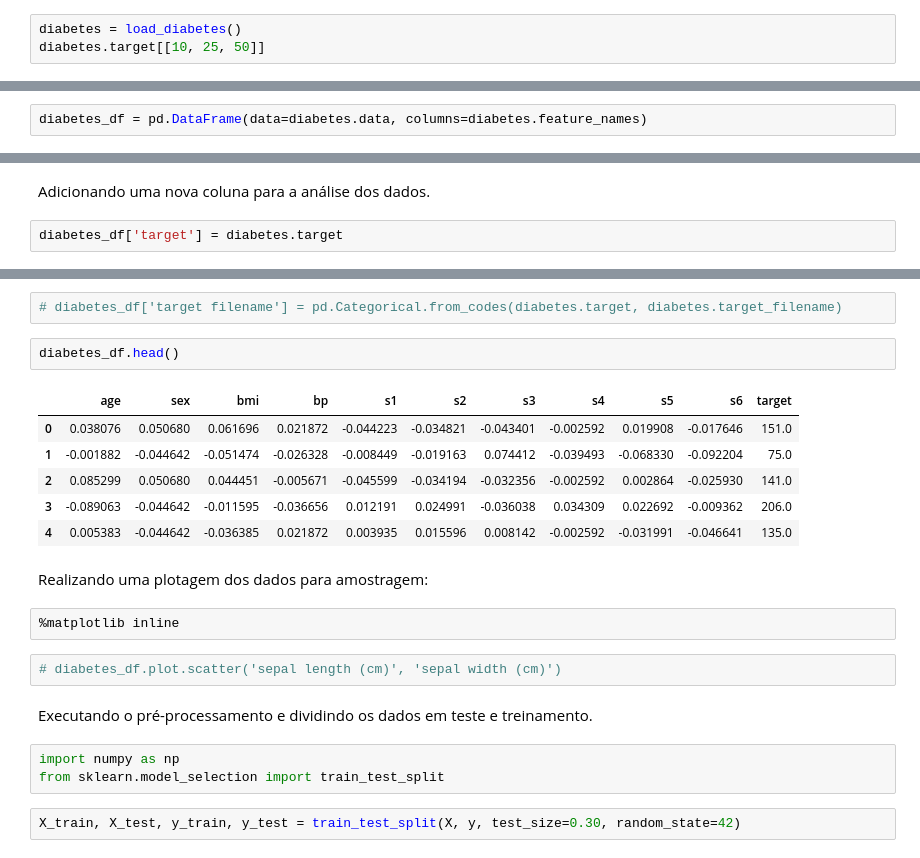
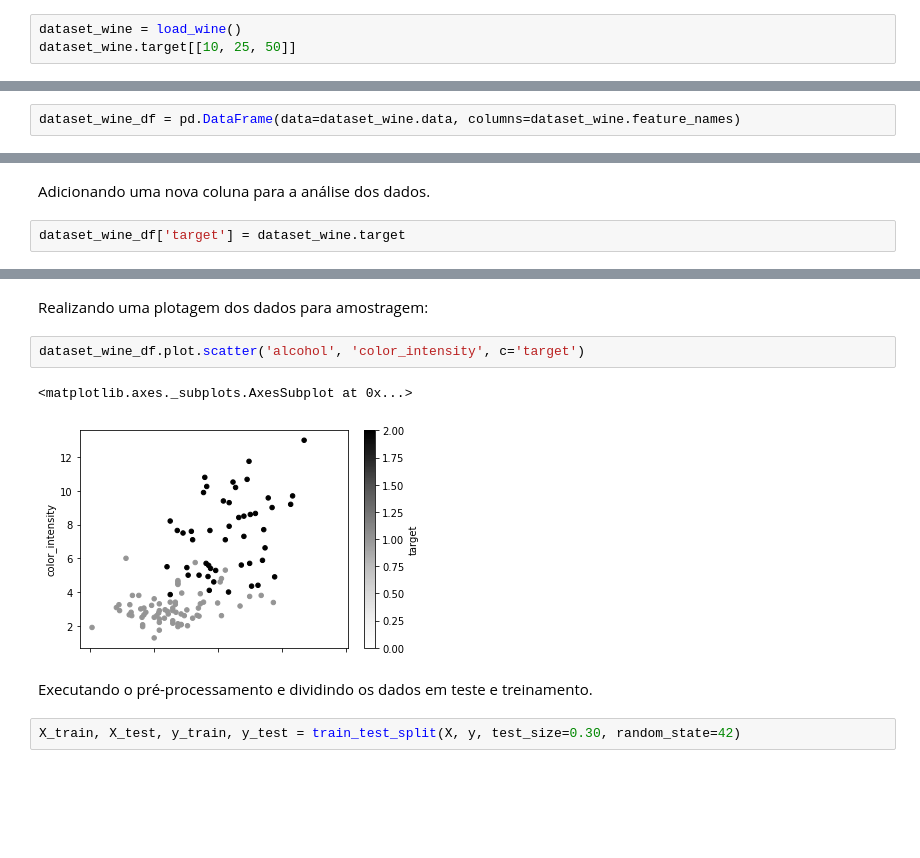
Before and after one commit to felipebmuniz/anlise-de-dados-TRB1, a Jupyter notebook: analise/estatisticaDescritivaCasos.ipynb, the cells around one changed output, grey strips where cells are left out. Drawn from its saved outputs; the diff is of its cells as text; blank space fills up the shorter version.

Commit message:
Finalização da aplicação da análise nos datasets

```diff
--- a/analise/estatisticaDescritivaCasos.ipynb
+++ b/analise/estatisticaDescritivaCasos.ipynb
@@ -996,6 +255,6 @@ from sklearn.datasets import load_diabetes
 # %% [markdown]
 Chamada e set dos valores dos dados
 # %%
-diabetes = load_diabetes()
-diabetes.target[[10, 25, 50]]
+dataset_wine = load_wine()
+dataset_wine.target[[10, 25, 50]]
 # %% [output]
@@ -1017,2 +272,2 @@ Definindo os valores para a tabela do dataframe da v=base de dados da iris.
 # %%
-diabetes_df = pd.DataFrame(data=diabetes.data, columns=diabetes.feature_names)
+dataset_wine_df = pd.DataFrame(data=dataset_wine.data, columns=dataset_wine.feature_names)
@@ -1035,5 +290,5 @@ diabetes_df
 # %% [markdown]
 Adicionando uma nova coluna para a análise dos dados.
 # %%
-diabetes_df['target'] = diabetes.target
+dataset_wine_df['target'] = dataset_wine.target
 # %%
@@ -1050,25 +303,12 @@ Definindo uma nova amostragem na tabela pra mostrar os nomes dos tipos das amost
-# %%
-# diabetes_df['target filename'] = pd.Categorical.from_codes(diabetes.target, diabetes.target_filename)
-# %%
-diabetes_df.head()
-# %% [output]
-|  | age | sex | bmi | bp | s1 | s2 | s3 | s4 | s5 | s6 | target |
-| 0 | 0.038076 | 0.050680 | 0.061696 | 0.021872 | -0.044223 | -0.034821 | -0.043401 | -0.002592 | 0.019908 | -0.017646 | 151.0 |
-| 1 | -0.001882 | -0.044642 | -0.051474 | -0.026328 | -0.008449 | -0.019163 | 0.074412 | -0.039493 | -0.068330 | -0.092204 | 75.0 |
-| 2 | 0.085299 | 0.050680 | 0.044451 | -0.005671 | -0.045599 | -0.034194 | -0.032356 | -0.002592 | 0.002864 | -0.025930 | 141.0 |
-| 3 | -0.089063 | -0.044642 | -0.011595 | -0.036656 | 0.012191 | 0.024991 | -0.036038 | 0.034309 | 0.022692 | -0.009362 | 206.0 |
-| 4 | 0.005383 | -0.044642 | -0.036385 | 0.021872 | 0.003935 | 0.015596 | 0.008142 | -0.002592 | -0.031991 | -0.046641 | 135.0 |
 # %% [markdown]
 Realizando uma plotagem dos dados para amostragem:
-# %%
-%matplotlib inline
-# %%
-# diabetes_df.plot.scatter('sepal length (cm)', 'sepal width (cm)')
+# %%
+dataset_wine_df.plot.scatter('alcohol', 'color_intensity', c='target')
+# %% [output]
+<matplotlib.axes._subplots.AxesSubplot at 0x...>
+[figure, added]
 # %% [markdown]
 Executando o pré-processamento e dividindo os dados em teste e treinamento.
-# %%
-import numpy as np
-from sklearn.model_selection import train_test_split
 # %%
 X_train, X_test, y_train, y_test = train_test_split(X, y, test_size=0.30, random_state=42)
 # %%
```
Also changed, not shown: parts of 422 cells of this notebook.
